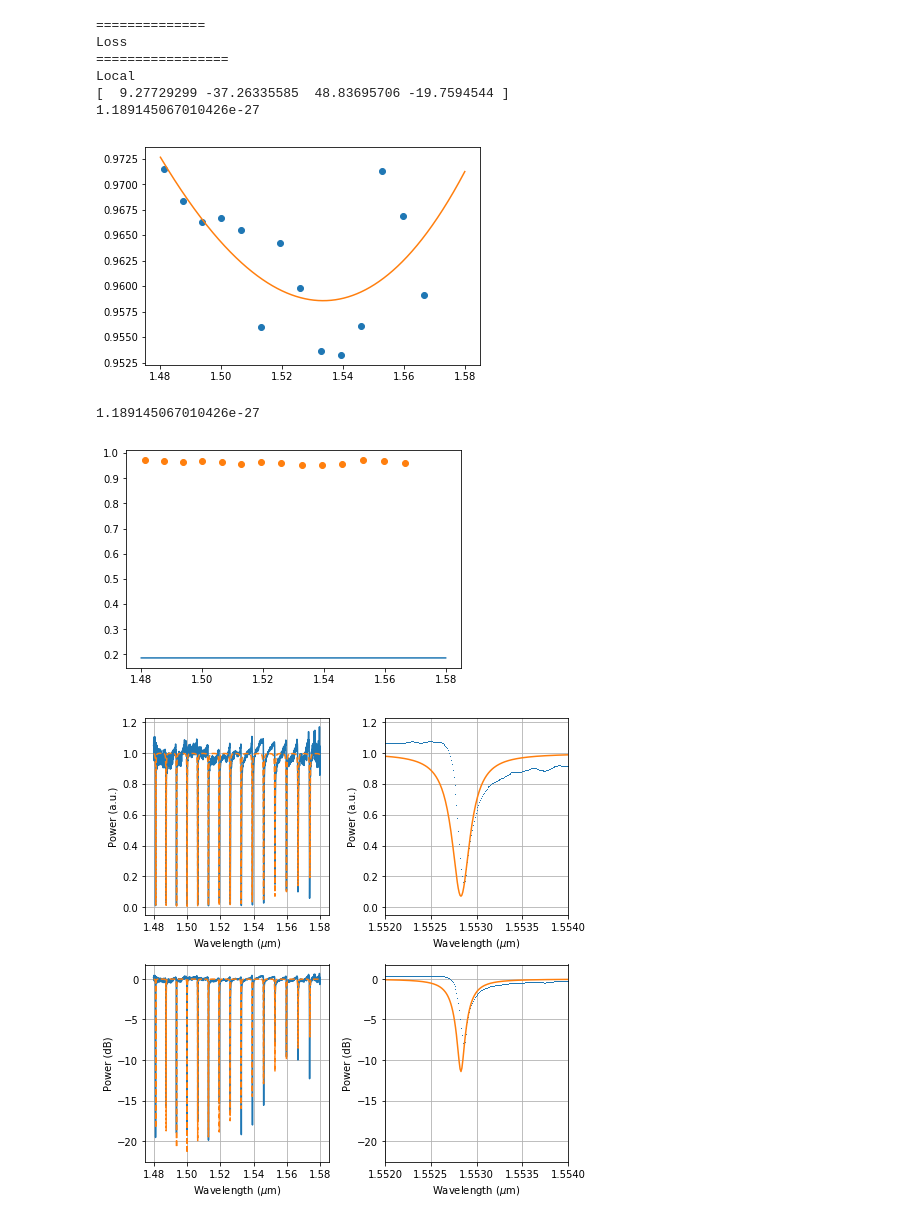
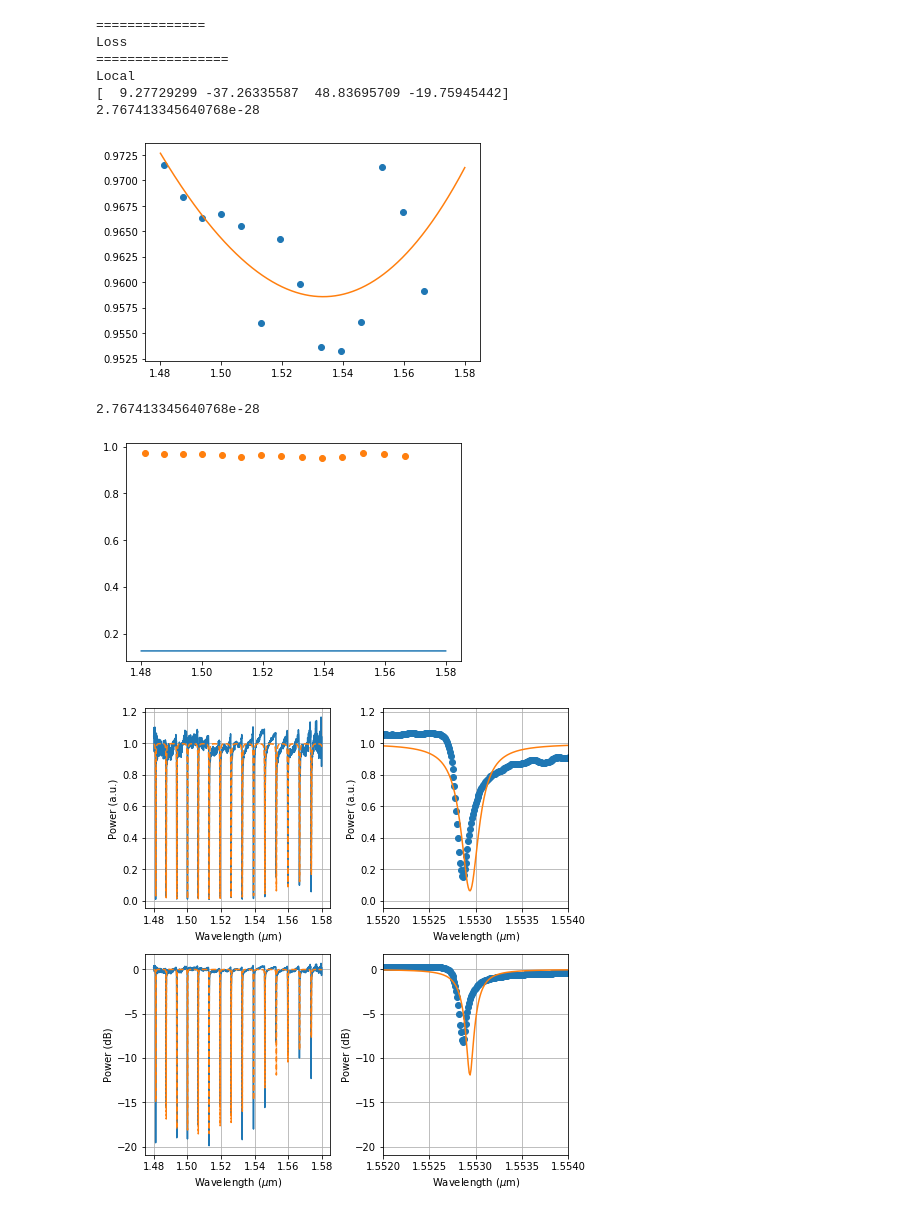
Before and after one commit to BYUCamachoLab/SiPANN, a Jupyter notebook: examples/test.ipynb, the cells around one changed output. Saved outputs shown, nothing was run; the diff lists cells and outputs as text; code cells hidden in the pictures.

```diff
--- a/examples/test.ipynb
+++ b/examples/test.ipynb
@@ -55,7 +57,7 @@ wavelength = np.squeeze(data['wavelength']) * 1e6
 # ------------------------------------------------------------------------- #
 
 # Pull the coupler and loss data
-a,b,w = SiP.extractor(power,wavelength)
+a,b,w = nn.extractor(power,wavelength)
 
 # Fit the coupler and loss data
 ap = np.polyfit(w, a, polyOrder)
@@ -76,7 +78,7 @@ def plotResult(radius,couplerLength,width,thickness):
 
     gap = 0.2
 
-    E, alpha, t = SiP.racetrack_AP_RR_TF(wavelength,radius=radius,
+    E, alpha, t, _, _  = nn.racetrack_AP_RR_TF(wavelength,radius=radius,
     couplerLength=couplerLength,gap=gap,width=width,
     thickness=thickness)
 
@@ -103,7 +105,7 @@ def costFunction_FSR(x,grad):
     thickness     = x[3]
 
     # Evaluate the functin
-    E, alpha, t = SiP.racetrack_AP_RR_TF(wavelength,radius=radius,
+    E, alpha, t, _, _ = nn.racetrack_AP_RR_TF(wavelength,radius=radius,
     couplerLength=couplerLength,gap=gap,width=width,
     thickness=thickness)
 
@@ -142,7 +144,7 @@ def costFunction_loss(params,gapA,x,grad):
     thickness     = params[3]
 
     # Evaluate the functin
-    E, alpha, t = SiP.racetrack_AP_RR_TF(wavelength,radius=radius,
+    E, alpha, t, _, _  = nn.racetrack_AP_RR_TF(wavelength,radius=radius,
     couplerLength=couplerLength,gap=gap,width=width,
     thickness=thickness,loss=x)
 
@@ -169,7 +171,7 @@ def costFunction_coupling(params,x,grad):
     thickness     = params[3]
 
     # Evaluate the functin
-    E, alpha, t = SiP.racetrack_AP_RR_TF(wavelength,radius=radius,
+    E, alpha, t, _, _  = nn.racetrack_AP_RR_TF(wavelength,radius=radius,
     couplerLength=couplerLength,gap=gap,width=width,
     thickness=thickness)
 
@@ -195,7 +197,7 @@ def plotFinal(x0,y0,z0):
     thickness     = x0[3]
     loss          = z0
 
-    E, alpha, t = SiP.racetrack_AP_RR_TF(wavelength,radius=radius,
+    E, alpha, t, _, _  = nn.racetrack_AP_RR_TF(wavelength,radius=radius,
     couplerLength=couplerLength,gap=gap,width=width,
     thickness=thickness,loss=loss)
 
@@ -348,40 +350,40 @@ z0          = ap
 numParams = len(z0)
 
 # Just do a local optimization
 opt = nlopt.opt(algorithmLocal, numParams)
 opt.set_lower_bounds(lowerBounds)
 opt.set_upper_bounds(upperBounds)
 opt.set_min_objective(costFunction_loss_mode)
 opt.set_maxtime(maxtime_local)
 #z0 = opt.optimize(z0)
 print('=================')
 print('Local')
 print(z0)
 print(costFunction_loss_mode(z0,0))
 
-E, alpha, t = SiP.racetrack_AP_RR_TF(wavelength,radius=x0[0],
+E, alpha, t, _, _  = nn.racetrack_AP_RR_TF(wavelength,radius=x0[0],
 couplerLength=x0[1],gap=y0[0],width=x0[2],
 thickness=x0[3],loss=y0)
 
 throughPort = np.abs(np.squeeze(E)) ** 2
 
 ap_sim = np.polyfit(wavelength, alpha, polyOrder)
 az_sim = np.poly1d(ap_sim)
 plt.figure()
 plt.plot(wavelength,az_sim(wavelength))
 plt.plot(w,a,'o')
 plt.show()
 # %% [output]
 ==============
 Loss
 =================
 Local
-[  9.27729299 -37.26335585  48.83695706 -19.7594544 ]
-1.189145067010426e-27
+[  9.27729299 -37.26335587  48.83695709 -19.75945442]
+2.767413345640768e-28
-[figure, old version]
+[figure, new version]
-1.189145067010426e-27
+2.767413345640768e-28
-[figure, old version]
+[figure, new version]
 # %%
 plotFinal(x0,y0,z0)
 # %% [output]
-[figure, old version]
+[figure, new version]
```
Also changed, not shown: parts of 6 cells of this notebook, 8 other files.
